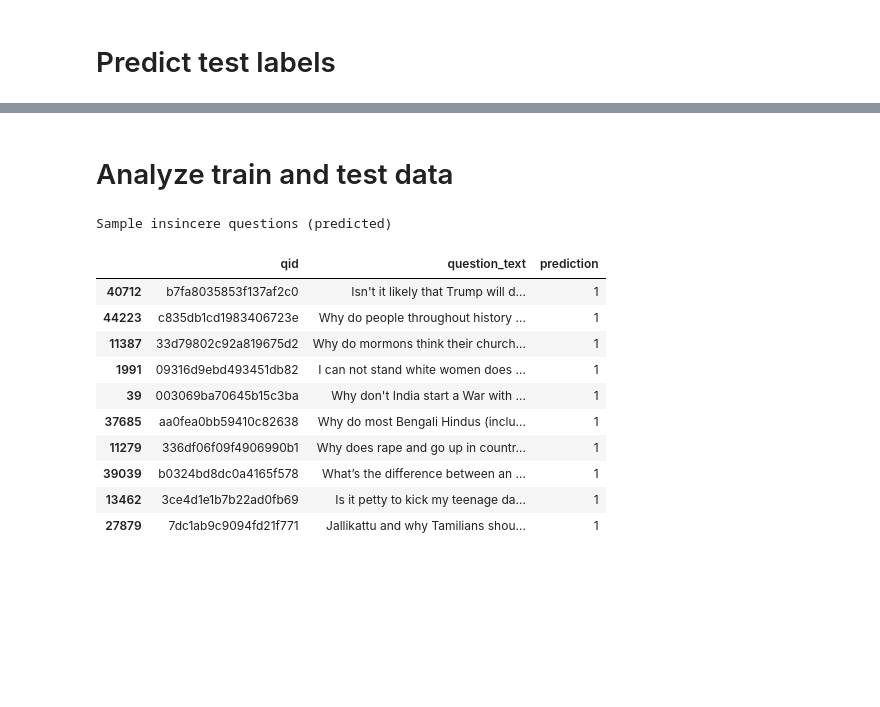
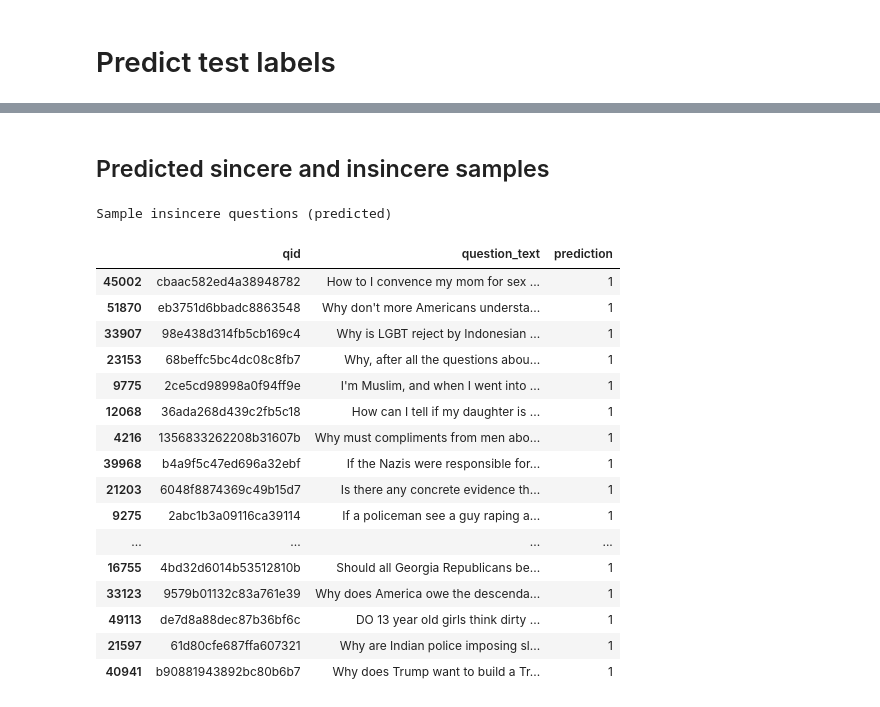
Before and after one commit to kfateem/udacity-ml, a Jupyter notebook: capstone/notebooks/score_model.ipynb, the cells around one changed output, grey strips where cells are left out. Saved outputs shown, nothing was run; the diff lists cells and outputs as text; code cells hidden in the pictures; blank space fills up the shorter version.

```diff
--- a/capstone/notebooks/score_model.ipynb
+++ b/capstone/notebooks/score_model.ipynb
@@ -72,8 +73,8 @@ Wall time: 6.3 s
 # %%
 pred_df = pd.DataFrame({"qid":test_df["qid"].values, "question_text":test_df["question_text"].values})
 pred_df['prediction'] = (pred_test > threshold).astype(int)
-# %% [markdown]
-# Analyze train and test data
+# %% [markdown]
+## Predicted sincere and insincere samples
 # %%
 pd.options.display.max_columns = None
 pd.options.display.max_rows = None
@@ -81,18 +88,24 @@ pd.options.display.max_colwidth = -1
 # %%
 print("Sample insincere questions (predicted)")
-pred_df.loc[pred_df['prediction'] == 1].sample(10)
+pred_df.loc[pred_df['prediction'] == 1].sample(100)
 # %% [output]
 Sample insincere questions (predicted)
 |  | qid | question_text | prediction |
-| 40712 | b7fa8035853f137af2c0 | Isn't it likely that Trump will d... | 1 |
-| 44223 | c835db1cd1983406723e | Why do people throughout history ... | 1 |
-| 11387 | 33d79802c92a819675d2 | Why do mormons think their church... | 1 |
-| 1991 | 09316d9ebd493451db82 | I can not stand white women does ... | 1 |
-| 39 | 003069ba70645b15c3ba | Why don't India start a War with ... | 1 |
-| 37685 | aa0fea0bb59410c82638 | Why do most Bengali Hindus (inclu... | 1 |
-| 11279 | 336df06f09f4906990b1 | Why does rape and go up in countr... | 1 |
-| 39039 | b0324bd8dc0a4165f578 | What’s the difference between an ... | 1 |
-| 13462 | 3ce4d1e1b7b22ad0fb69 | Is it petty to kick my teenage da... | 1 |
-| 27879 | 7dc1ab9c9094fd21f771 | Jallikattu and why Tamilians shou... | 1 |
+| 45002 | cbaac582ed4a38948782 | How to I convence my mom for sex ... | 1 |
+| 51870 | eb3751d6bbadc8863548 | Why don't more Americans understa... | 1 |
+| 33907 | 98e438d314fb5cb169c4 | Why is LGBT reject by Indonesian ... | 1 |
+| 23153 | 68beffc5bc4dc08c8fb7 | Why, after all the questions abou... | 1 |
+| 9775 | 2ce5cd98998a0f94ff9e | I'm Muslim, and when I went into ... | 1 |
+| 12068 | 36ada268d439c2fb5c18 | How can I tell if my daughter is ... | 1 |
+| 4216 | 1356833262208b31607b | Why must compliments from men abo... | 1 |
+| 39968 | b4a9f5c47ed696a32ebf | If the Nazis were responsible for... | 1 |
+| 21203 | 6048f8874369c49b15d7 | Is there any concrete evidence th... | 1 |
+| 9275 | 2abc1b3a09116ca39114 | If a policeman see a guy raping a... | 1 |
+| ... | ... | ... | ... |
+| 16755 | 4bd32d6014b53512810b | Should all Georgia Republicans be... | 1 |
+| 33123 | 9579b01132c83a761e39 | Why does America owe the descenda... | 1 |
+| 49113 | de7d8a88dec87b36bf6c | DO 13 year old girls think dirty ... | 1 |
+| 21597 | 61d80cfe687ffa607321 | Why are Indian police imposing sl... | 1 |
+| 40941 | b90881943892bc80b6b7 | Why does Trump want to build a Tr... | 1 |
 # %%
 print("Sample sincere questions (predicted)")
```
Also changed, not shown: parts of 8 cells of this notebook, 1 other file.
